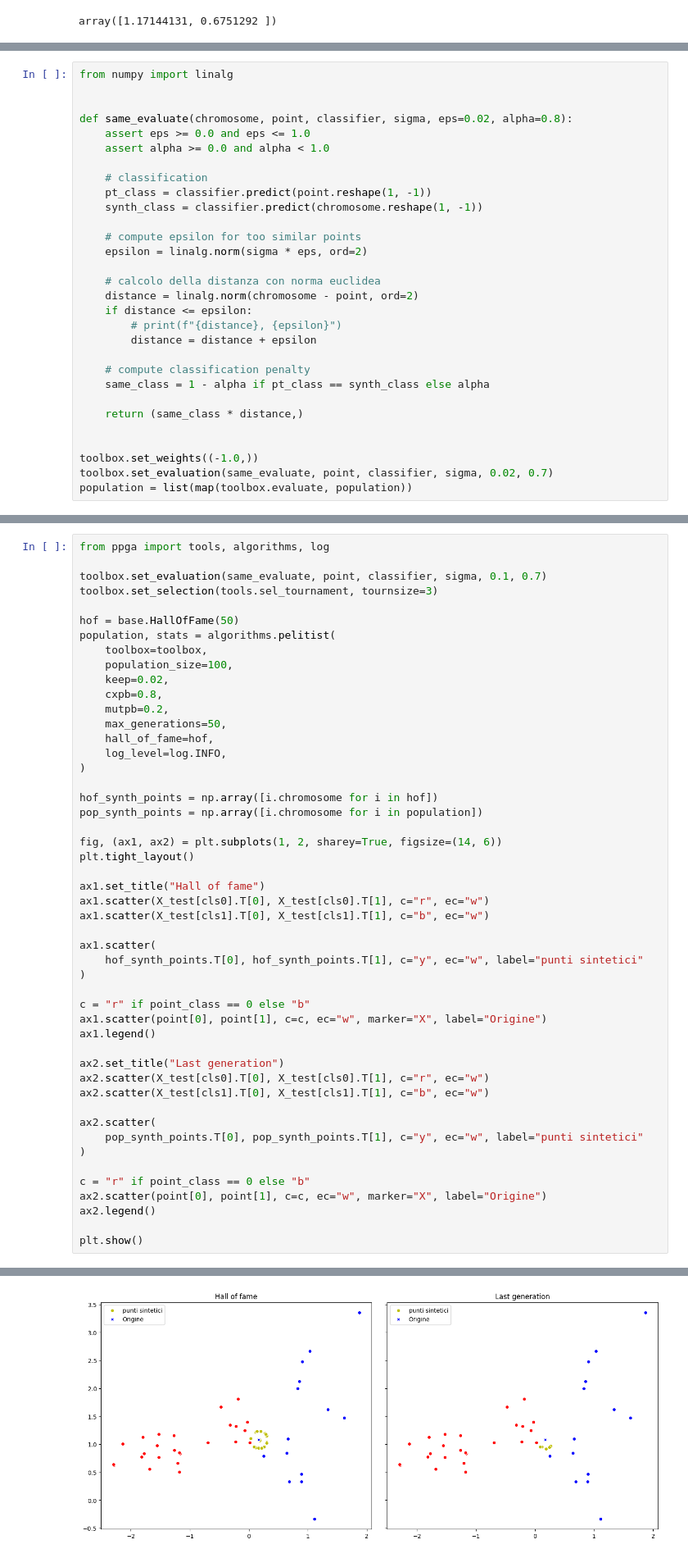
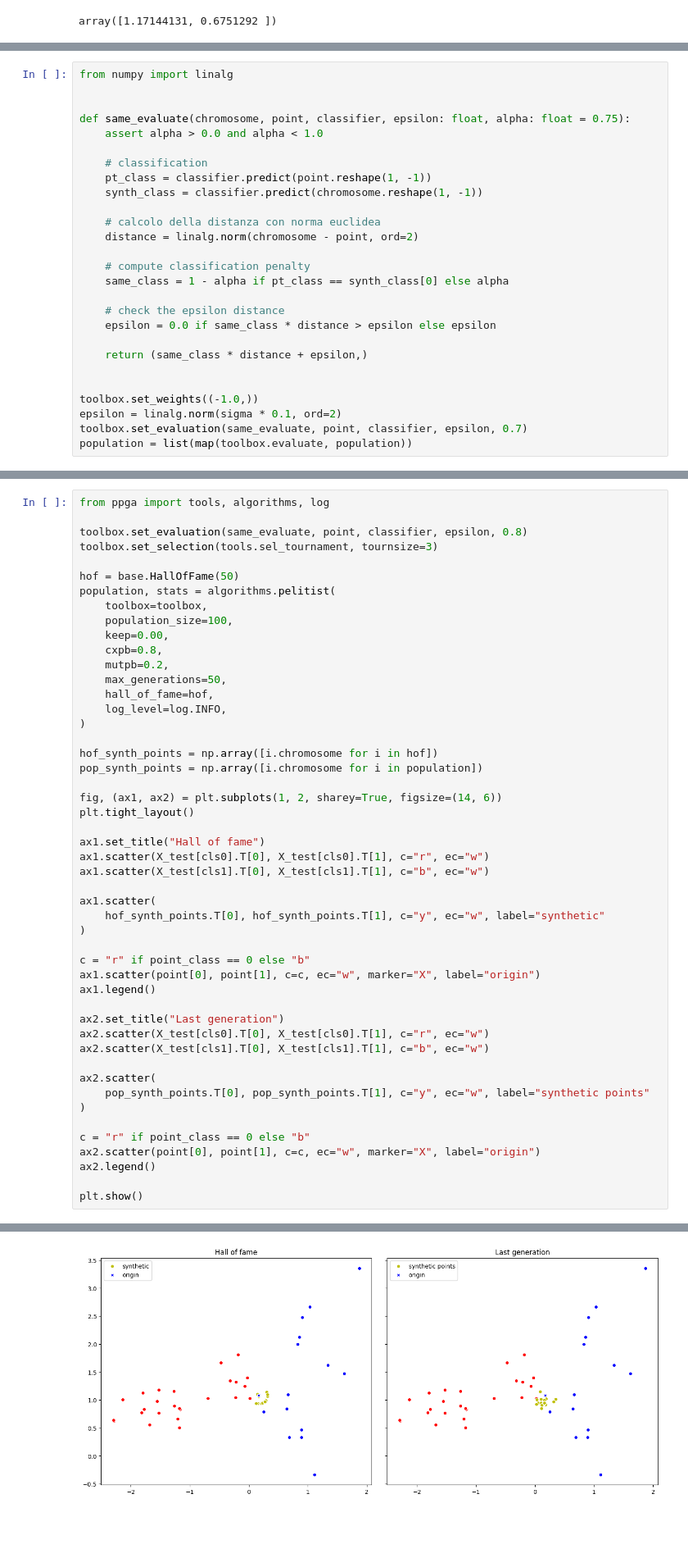
Before and after one commit to FedericoBustaffa/thesis, a Jupyter notebook: src/explain_classifier.ipynb, the cells around one changed output, grey strips where cells are left out. Shown: that part at 82% size. Drawn from its saved outputs; the diff is of its cells as text; blank space fills up the shorter version.

```diff
--- a/src/explain_classifier.ipynb
+++ b/src/explain_classifier.ipynb
@@ -282,30 +373,27 @@ deviazione standard per ottenere un valore monodimensionale comparabile.
 from numpy import linalg
 
 
-def same_evaluate(chromosome, point, classifier, sigma, eps=0.02, alpha=0.8):
-    assert eps >= 0.0 and eps <= 1.0
-    assert alpha >= 0.0 and alpha < 1.0
+def same_evaluate(chromosome, point, classifier, epsilon: float, alpha: float = 0.75):
+    assert alpha > 0.0 and alpha < 1.0
 
     # classification
     pt_class = classifier.predict(point.reshape(1, -1))
     synth_class = classifier.predict(chromosome.reshape(1, -1))
 
-    # compute epsilon for too similar points
-    epsilon = linalg.norm(sigma * eps, ord=2)
-
     # calcolo della distanza con norma euclidea
     distance = linalg.norm(chromosome - point, ord=2)
-    if distance <= epsilon:
-        # print(f"{distance}, {epsilon}")
-        distance = distance + epsilon
 
     # compute classification penalty
-    same_class = 1 - alpha if pt_class == synth_class else alpha
+    same_class = 1 - alpha if pt_class == synth_class[0] else alpha
 
-    return (same_class * distance,)
+    # check the epsilon distance
+    epsilon = 0.0 if same_class * distance > epsilon else epsilon
+
+    return (same_class * distance + epsilon,)
 
 
 toolbox.set_weights((-1.0,))
-toolbox.set_evaluation(same_evaluate, point, classifier, sigma, 0.02, 0.7)
+epsilon = linalg.norm(sigma * 0.1, ord=2)
+toolbox.set_evaluation(same_evaluate, point, classifier, epsilon, 0.7)
 population = list(map(toolbox.evaluate, population))
 # %% [markdown]
@@ -540,14 +524,14 @@ a quello iniziale e classificati allo stesso modo.
 # %%
 from ppga import tools, algorithms, log
 
-toolbox.set_evaluation(same_evaluate, point, classifier, sigma, 0.1, 0.7)
+toolbox.set_evaluation(same_evaluate, point, classifier, epsilon, 0.8)
 toolbox.set_selection(tools.sel_tournament, tournsize=3)
 
 hof = base.HallOfFame(50)
 population, stats = algorithms.pelitist(
     toolbox=toolbox,
     population_size=100,
-    keep=0.02,
+    keep=0.00,
     cxpb=0.8,
     mutpb=0.2,
     max_generations=50,
@@ -566,11 +550,11 @@ ax1.scatter(X_test[cls0].T[0], X_test[cls0].T[1], c="r", ec="w")
 ax1.scatter(X_test[cls1].T[0], X_test[cls1].T[1], c="b", ec="w")
 
 ax1.scatter(
-    hof_synth_points.T[0], hof_synth_points.T[1], c="y", ec="w", label="punti sintetici"
+    hof_synth_points.T[0], hof_synth_points.T[1], c="y", ec="w", label="synthetic"
 )
 
 c = "r" if point_class == 0 else "b"
-ax1.scatter(point[0], point[1], c=c, ec="w", marker="X", label="Origine")
+ax1.scatter(point[0], point[1], c=c, ec="w", marker="X", label="origin")
 ax1.legend()
 
 ax2.set_title("Last generation")
@@ -578,11 +562,11 @@ ax2.scatter(X_test[cls0].T[0], X_test[cls0].T[1], c="r", ec="w")
 ax2.scatter(X_test[cls1].T[0], X_test[cls1].T[1], c="b", ec="w")
 
 ax2.scatter(
-    pop_synth_points.T[0], pop_synth_points.T[1], c="y", ec="w", label="punti sintetici"
+    pop_synth_points.T[0], pop_synth_points.T[1], c="y", ec="w", label="synthetic points"
 )
 
 c = "r" if point_class == 0 else "b"
-ax2.scatter(point[0], point[1], c=c, ec="w", marker="X", label="Origine")
+ax2.scatter(point[0], point[1], c=c, ec="w", marker="X", label="origin")
 ax2.legend()
 
 plt.show()
@@ -607,2 +591,2 @@ plt.show()
-[figure, old version]
+[figure, new version]
 # %% [markdown]
```
Also changed, not shown: parts of 22 cells of this notebook.
